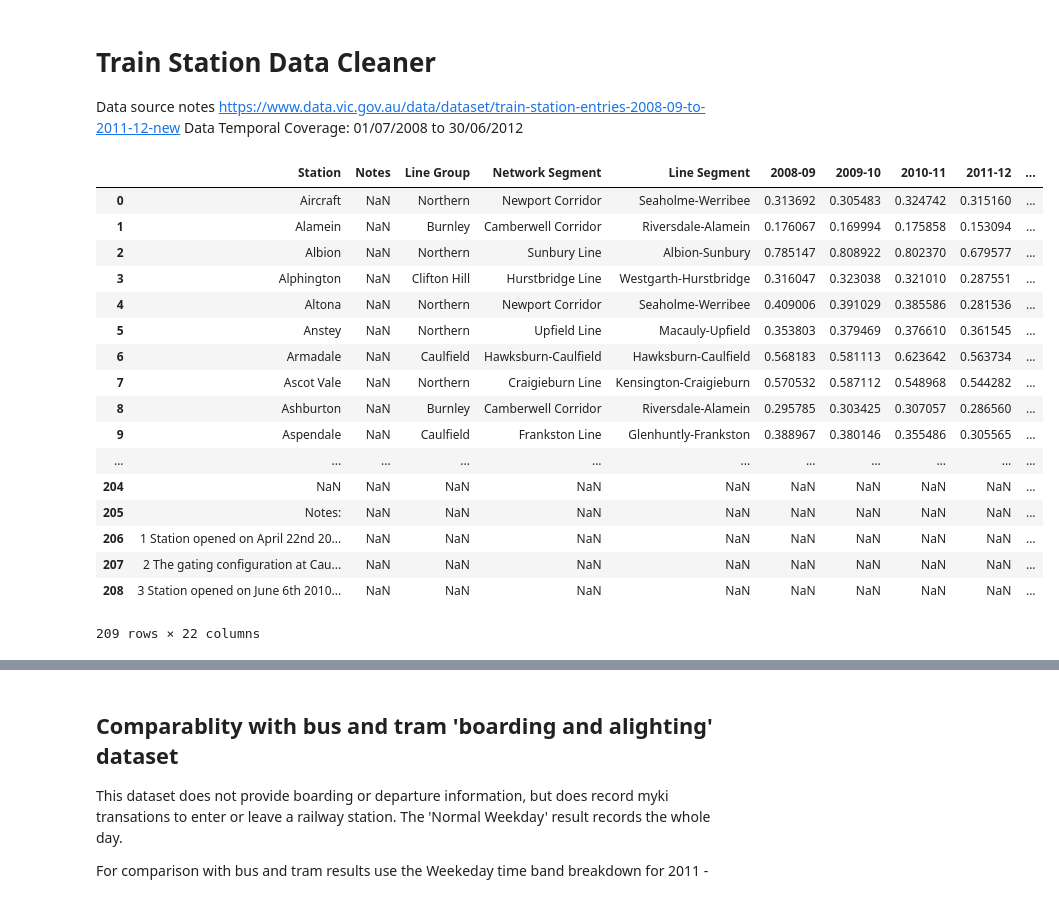
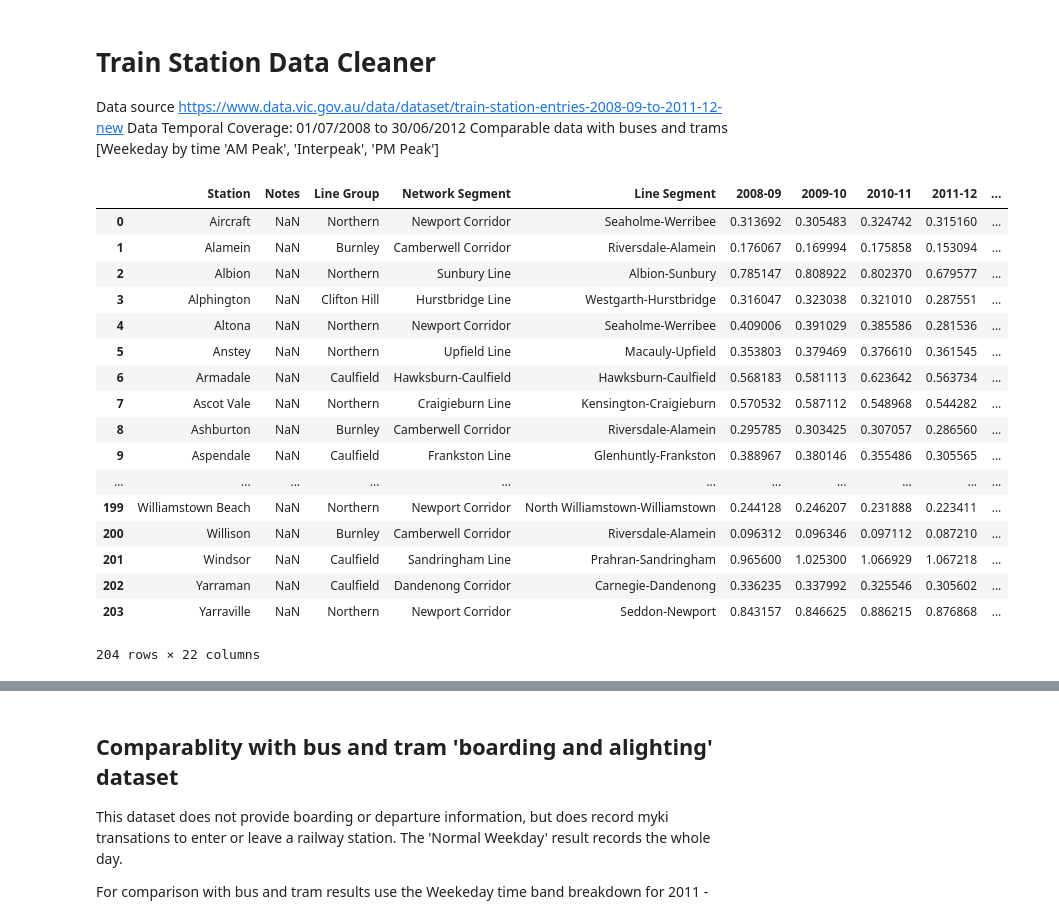
Before and after one commit to FunOnTheUpfield/DataVicGovAuPTDataCleaner, a Jupyter notebook: TrainStationEntries_DataCleaner.ipynb, the cells around one changed output, grey strips where cells are left out. Drawn from its saved outputs; the diff is of its cells as text; code cells hidden in the pictures.

Commit message:
Minor corrections to train and tram notebooks. Train notebook now functional.

```diff
--- a/TrainStationEntries_DataCleaner.ipynb
+++ b/TrainStationEntries_DataCleaner.ipynb
@@ -1,32 +1,33 @@
 # %% [markdown]
 # Train Station Data Cleaner
 
-Data source notes
+Data source
 https://www.data.vic.gov.au/data/dataset/train-station-entries-2008-09-to-2011-12-new
 Data Temporal Coverage:	01/07/2008 to 30/06/2012
+Comparable data with buses and trams [Weekeday by time 'AM Peak', 'Interpeak', 'PM Peak']
 # %%
 rawtrain = './raw/Train Station Entries 2008-09 to 2011-12 - data.XLS'
 # %%
 import pandas as pd
 # %%
-df = pd.read_excel(rawtrain,sheetname='Data', header = 0, skiprows = 1)
+df = pd.read_excel(rawtrain,sheetname='Data', header = 0, skiprows = 1, skip_footer=5)
 df
 # %% [output]
 |  | Station | Notes | Line Group | Network Segment | Line Segment | 2008-09 | 2009-10 | 2010-11 | 2011-12 | ... |
 | 0 | Aircraft | NaN | Northern | Newport Corridor | Seaholme-Werribee | 0.313692 | 0.305483 | 0.324742 | 0.315160 | ... |
 | 1 | Alamein | NaN | Burnley | Camberwell Corridor | Riversdale-Alamein | 0.176067 | 0.169994 | 0.175858 | 0.153094 | ... |
 | 2 | Albion | NaN | Northern | Sunbury Line | Albion-Sunbury | 0.785147 | 0.808922 | 0.802370 | 0.679577 | ... |
 | 3 | Alphington | NaN | Clifton Hill | Hurstbridge Line | Westgarth-Hurstbridge | 0.316047 | 0.323038 | 0.321010 | 0.287551 | ... |
 | 4 | Altona | NaN | Northern | Newport Corridor | Seaholme-Werribee | 0.409006 | 0.391029 | 0.385586 | 0.281536 | ... |
 | 5 | Anstey | NaN | Northern | Upfield Line | Macauly-Upfield | 0.353803 | 0.379469 | 0.376610 | 0.361545 | ... |
 | 6 | Armadale | NaN | Caulfield | Hawksburn-Caulfield | Hawksburn-Caulfield | 0.568183 | 0.581113 | 0.623642 | 0.563734 | ... |
 | 7 | Ascot Vale | NaN | Northern | Craigieburn Line | Kensington-Craigieburn | 0.570532 | 0.587112 | 0.548968 | 0.544282 | ... |
 | 8 | Ashburton | NaN | Burnley | Camberwell Corridor | Riversdale-Alamein | 0.295785 | 0.303425 | 0.307057 | 0.286560 | ... |
 | 9 | Aspendale | NaN | Caulfield | Frankston Line | Glenhuntly-Frankston | 0.388967 | 0.380146 | 0.355486 | 0.305565 | ... |
 | ... | ... | ... | ... | ... | ... | ... | ... | ... | ... | ... |
-| 204 | NaN | NaN | NaN | NaN | NaN | NaN | NaN | NaN | NaN | ... |
-| 205 | Notes: | NaN | NaN | NaN | NaN | NaN | NaN | NaN | NaN | ... |
-| 206 | 1 Station opened on April 22nd 20... | NaN | NaN | NaN | NaN | NaN | NaN | NaN | NaN | ... |
-| 207 | 2 The gating configuration at Cau... | NaN | NaN | NaN | NaN | NaN | NaN | NaN | NaN | ... |
-| 208 | 3 Station opened on June 6th 2010... | NaN | NaN | NaN | NaN | NaN | NaN | NaN | NaN | ... |
+| 199 | Williamstown Beach | NaN | Northern | Newport Corridor | North Williamstown-Williamstown | 0.244128 | 0.246207 | 0.231888 | 0.223411 | ... |
+| 200 | Willison | NaN | Burnley | Camberwell Corridor | Riversdale-Alamein | 0.096312 | 0.096346 | 0.097112 | 0.087210 | ... |
+| 201 | Windsor | NaN | Caulfield | Sandringham Line | Prahran-Sandringham | 0.965600 | 1.025300 | 1.066929 | 1.067218 | ... |
+| 202 | Yarraman | NaN | Caulfield | Dandenong Corridor | Carnegie-Dandenong | 0.336235 | 0.337992 | 0.325546 | 0.305602 | ... |
+| 203 | Yarraville | NaN | Northern | Newport Corridor | Seddon-Newport | 0.843157 | 0.846625 | 0.886215 | 0.876868 | ... |
-209 rows × 22 columns
+204 rows × 22 columns
```
Also changed, not shown: parts of 2 cells of this notebook, 5 other files.
